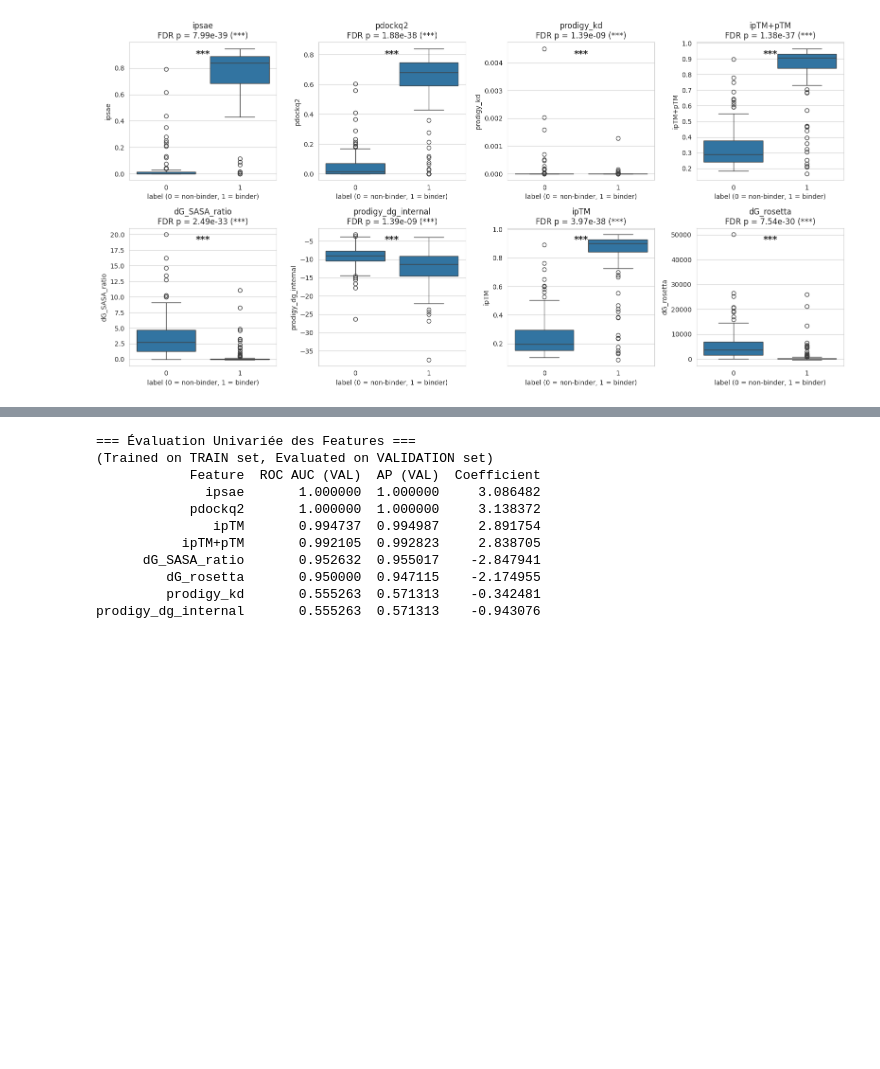
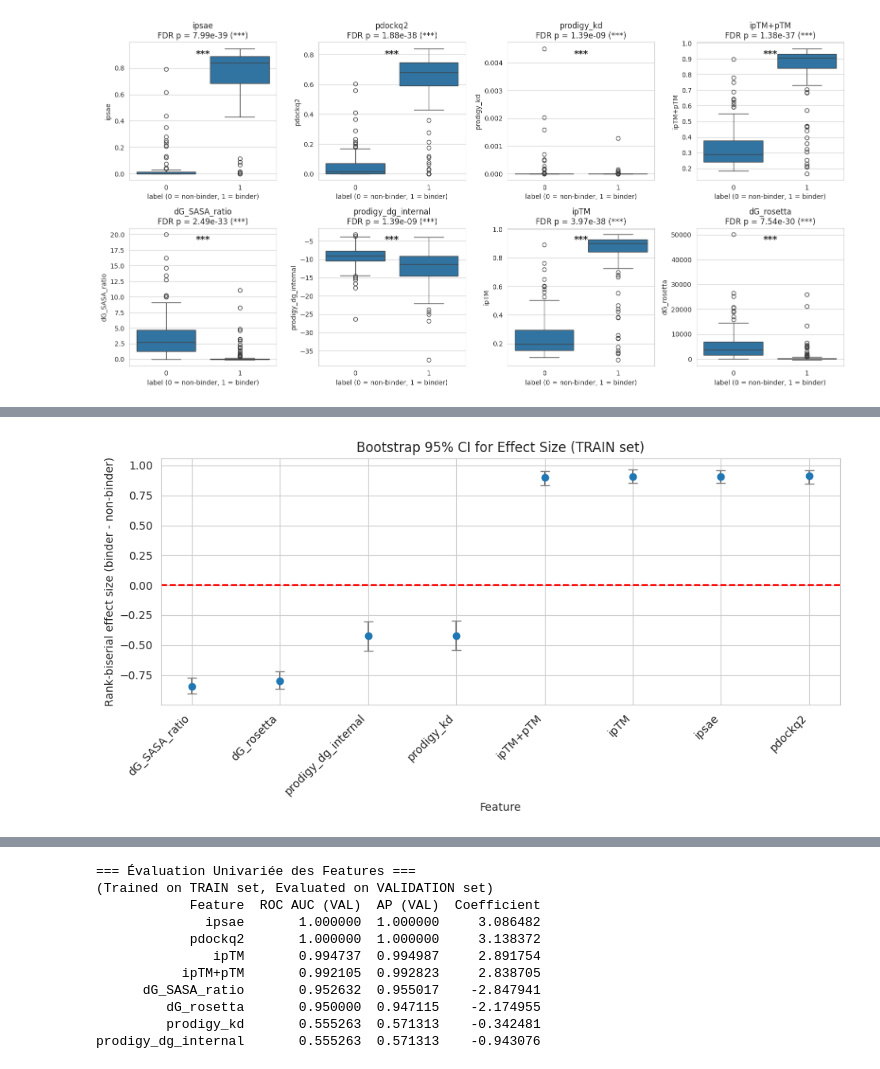
Before and after one commit to KessenP/explorae, a Jupyter notebook: notebooks/binder_selection_pipeline.ipynb, the cells around one changed output, grey strips where cells are left out. Drawn from its saved outputs; the diff is of its cells as text; code cells hidden in the pictures; blank space fills up the shorter version.

```diff
--- a/notebooks/binder_selection_pipeline.ipynb
+++ b/notebooks/binder_selection_pipeline.ipynb
@@ -506,3 +631,33 @@ plt.show()
+# %%
+df_boot_effect = df_boot.sort_values("Rank_biserial_obs")
+
+fig, ax = plt.subplots(figsize=(len(df_boot_effect) * 1.2, 5))
+
+ax.errorbar(
+    df_boot_effect["Feature"],
+    df_boot_effect["Rank_biserial_obs"],
+    yerr=[
+        df_boot_effect["Rank_biserial_obs"] - df_boot_effect["Rank_biserial_CI_low"],
+        df_boot_effect["Rank_biserial_CI_high"] - df_boot_effect["Rank_biserial_obs"]
+    ],
+    fmt='o',
+    ecolor='gray',
+    capsize=4
+)
+
+ax.axhline(0, color='red', linestyle='--')
+
+ax.set_ylabel("Rank-biserial effect size (binder - non-binder)")
+ax.set_xlabel("Feature")
+ax.set_title("Bootstrap 95% CI for Effect Size (TRAIN set)")
+
+# Pour éviter le chevauchement des labels
+plt.xticks(rotation=45, ha='right')
+
+plt.tight_layout()
+plt.show()
+# %% [output]
+[figure, added]
 # %% [markdown]
 ### Explication de la Figure 3 du papier
 
```
Also changed, not shown: parts of 3 cells of this notebook.
